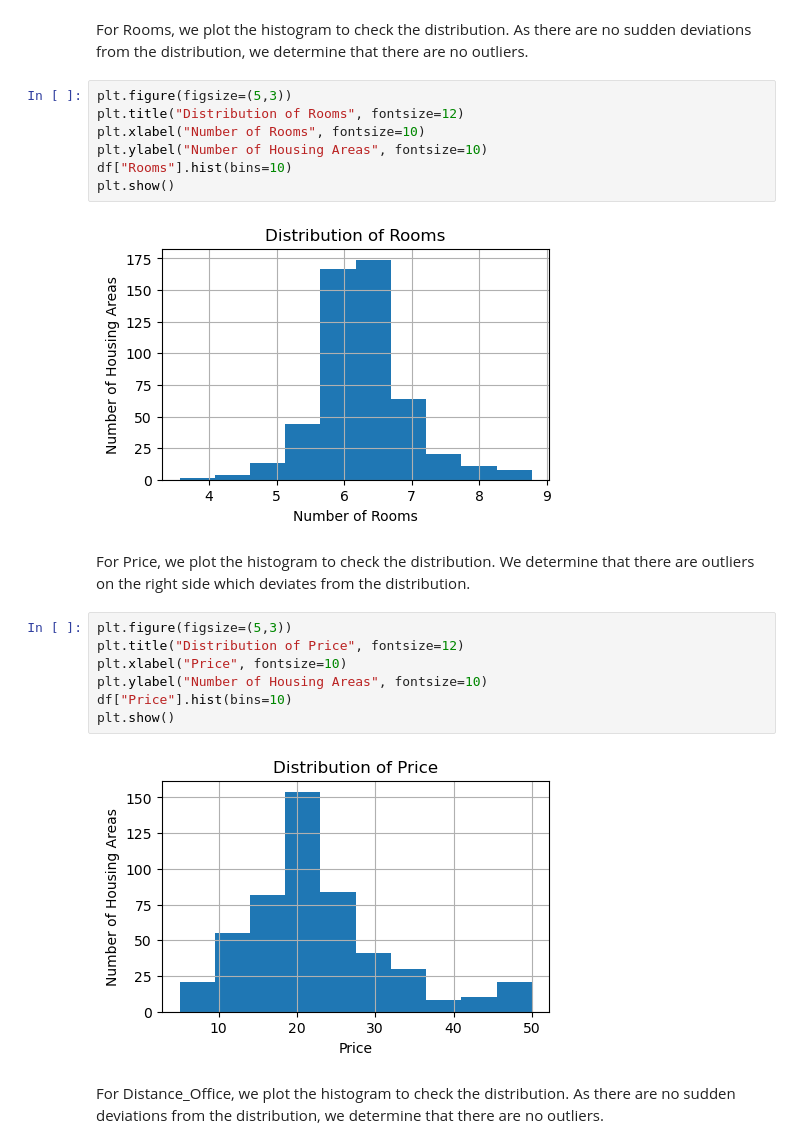
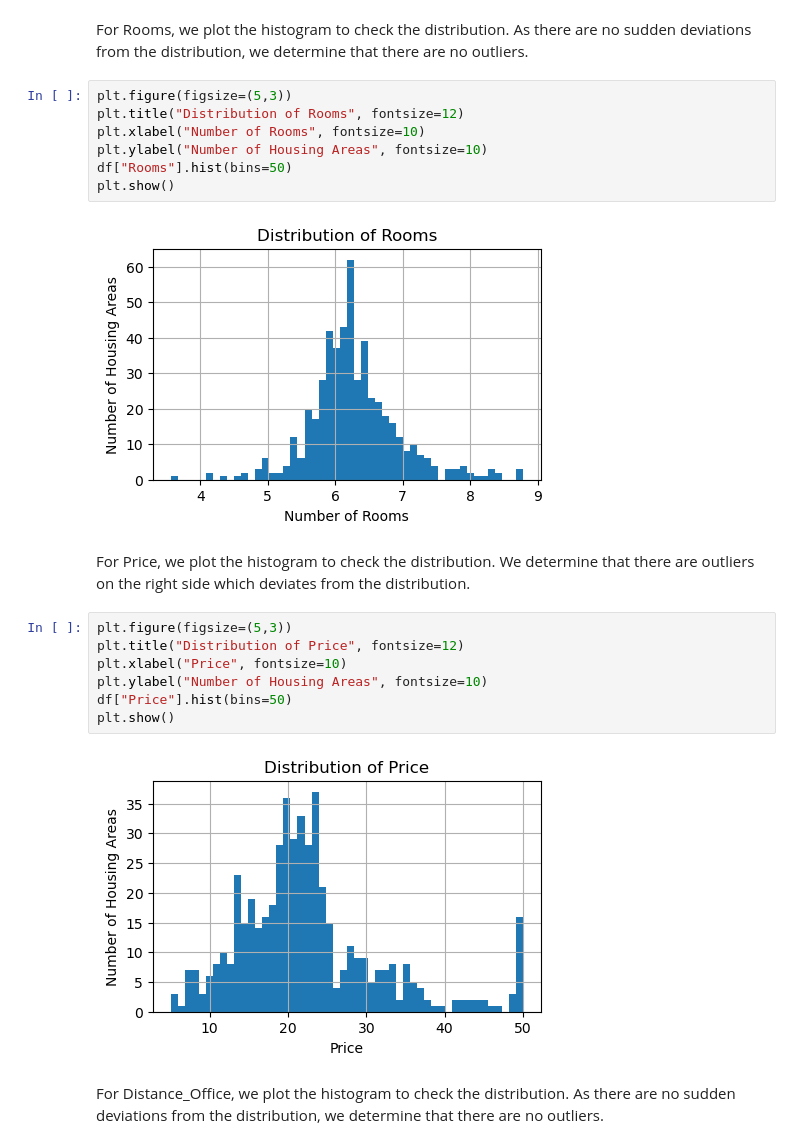
Before and after one commit to jiakai2002/cs105-project, a Jupyter notebook: Submission_Part_One.ipynb, the cells around one changed output. Saved outputs shown, nothing was run; the diff lists cells and outputs as text.

```diff
--- a/Submission_Part_One.ipynb
+++ b/Submission_Part_One.ipynb
@@ -217,12 +217,12 @@ For Rooms, we plot the histogram to check the distribution. As there are no sudd
 # %%
 plt.figure(figsize=(5,3))
 plt.title("Distribution of Rooms", fontsize=12)
 plt.xlabel("Number of Rooms", fontsize=10)
 plt.ylabel("Number of Housing Areas", fontsize=10)
-df["Rooms"].hist(bins=10)
+df["Rooms"].hist(bins=50)
 plt.show()
 # %% [output]
-[figure, old version]
+[figure, new version]
 # %% [markdown]
 For Price, we plot the histogram to check the distribution. We determine that there are outliers on the right side which deviates from the distribution.
 # %%
@@ -230,10 +230,10 @@ plt.figure(figsize=(5,3))
 plt.title("Distribution of Price", fontsize=12)
 plt.xlabel("Price", fontsize=10)
 plt.ylabel("Number of Housing Areas", fontsize=10)
-df["Price"].hist(bins=10)
+df["Price"].hist(bins=50)
 plt.show()
 # %% [output]
-[figure, old version]
+[figure, new version]
 # %% [markdown]
 For Distance_Office, we plot the histogram to check the distribution. As there are no sudden deviations from the distribution, we determine that there are no outliers.
 # %%
```
Also changed, not shown: parts of 41 cells of this notebook.
